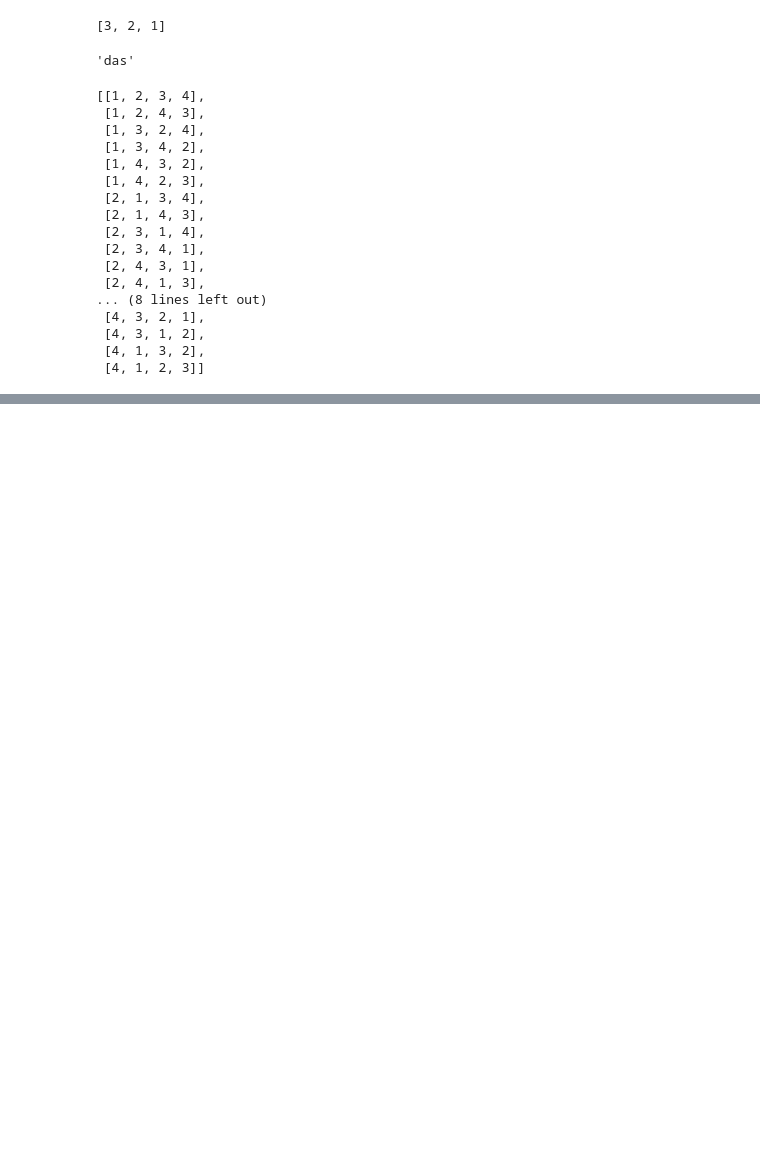
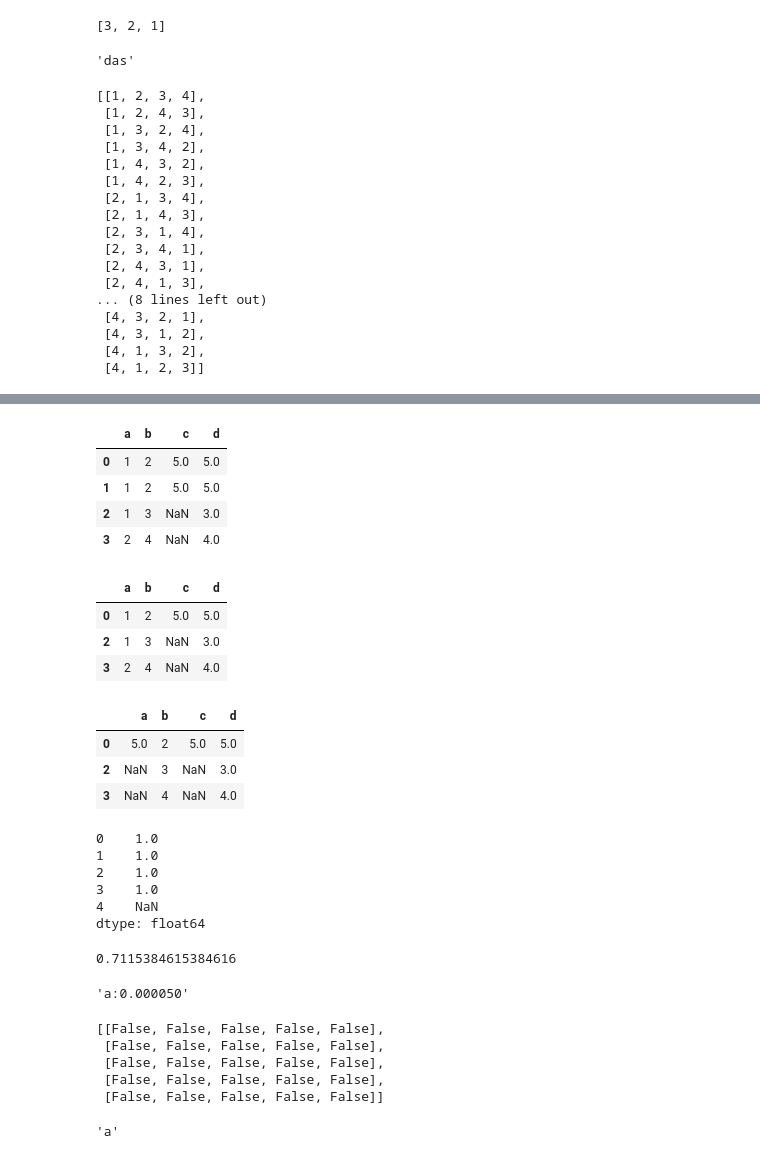
Before and after one commit to StevenZhou5/CuteCodeV2, a Jupyter notebook: Algorithm/02-基础算法-01-排序.ipynb, the cells around one changed output, grey strips where cells are left out. Drawn from its saved outputs; the diff is of its cells as text; code cells hidden in the pictures; blank space fills up the shorter version.

```diff
--- a/Algorithm/02-基础算法-01-排序.ipynb
+++ b/Algorithm/02-基础算法-01-排序.ipynb
@@ -308,0 +383,6 @@ all_list([i for i in range(1,5)])
+# %%
+df1 = pd.DataFrame({"a":[1,1,2],
+                    "b":[2,3,4]
+                   }
+                  )
+df1
@@ -308,0 +394,7 @@ all_list([i for i in range(1,5)])
+# %%
+df2 = pd.DataFrame({"a":[1,1],
+                    "b":[2,2],
+                    "c":[5,5]
+                   }
+                  )
+df2
@@ -308,0 +405,3 @@ all_list([i for i in range(1,5)])
+# %%
+df = df1.merge(df2,how="left",on=["a","b"])
+df
@@ -308,0 +414,9 @@ all_list([i for i in range(1,5)])
+# %%
+df['d'] = list(map(lambda x,y:max(x,y),df['b'].values,df['c'].values))
+df
+# %% [output]
+|  | a | b | c | d |
+| 0 | 1 | 2 | 5.0 | 5.0 |
+| 1 | 1 | 2 | 5.0 | 5.0 |
+| 2 | 1 | 3 | NaN | 3.0 |
+| 3 | 2 | 4 | NaN | 4.0 |
@@ -308,0 +425,7 @@ all_list([i for i in range(1,5)])
+# %%
+df
+# %% [output]
+|  | a | b | c | d |
+| 0 | 1 | 2 | 5.0 | 5.0 |
+| 2 | 1 | 3 | NaN | 3.0 |
+| 3 | 2 | 4 | NaN | 4.0 |
@@ -308,0 +434,37 @@ all_list([i for i in range(1,5)])
+# %%
+df
+# %% [output]
+|  | a | b | c | d |
+| 0 | 5.0 | 2 | 5.0 | 5.0 |
+| 2 | NaN | 3 | NaN | 3.0 |
+| 3 | NaN | 4 | NaN | 4.0 |
+# %%
+df['c'] / df['d']
+# %% [output]
+0    1.0
+1    1.0
+2    1.0
+3    1.0
+4    NaN
+dtype: float64
+# %%
+37.0 / 52.0
+# %% [output]
+0.7115384615384616
+# %%
+"a:%f"%(0.00005)
+# %% [output]
+'a:0.000050'
+# %%
+a = [[False] * 5 for _ in range(5)]
+a
+# %% [output]
+[[False, False, False, False, False],
+ [False, False, False, False, False],
+ [False, False, False, False, False],
+ [False, False, False, False, False],
+ [False, False, False, False, False]]
+# %%
+"abbc"[0:1]
+# %% [output]
+'a'
```
Also changed, not shown: parts of 27 cells of this notebook, 50 other files.
